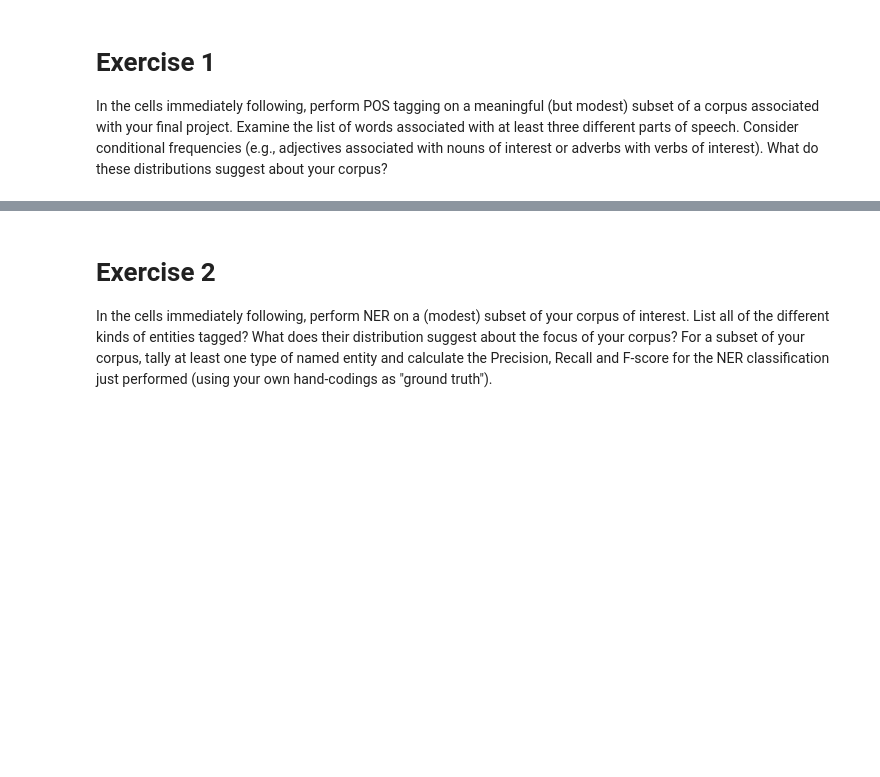
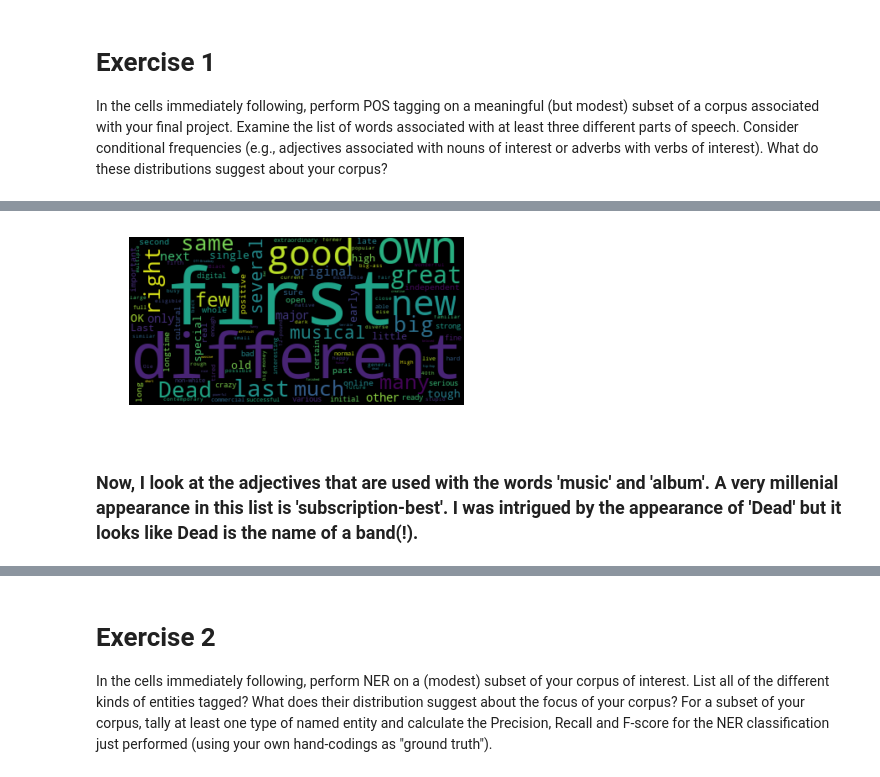
Before and after one commit to sushmitavgopalan16/content-analysis-2018, a Jupyter notebook: 7-Information-Extraction/HW 7.ipynb, the cells around one changed output, grey strips where cells are left out. Drawn from its saved outputs; the diff is of its cells as text; code cells hidden in the pictures; blank space fills up the shorter version.

```diff
--- a/7-Information-Extraction/HW 7.ipynb
+++ b/7-Information-Extraction/HW 7.ipynb
@@ -132,0 +115,3 @@ sortedTargets[:20]
+# %%
+adjectives = top_20('JJ')
+adjectives[:20]
@@ -132,0 +139,6 @@ sortedTargets[:20]
+# %%
+make_wc(adjectives)
+# %% [output]
+[figure, added]
+# %% [markdown]
+### Now, I look at the adjectives that are used with the words 'music' and 'album'. A very millenial appearance in this list is 'subscription-best'. I was intrigued by the appearance of 'Dead' but it looks like Dead is the name of a band(!).
```
Also changed, not shown: parts of 51 cells of this notebook.
